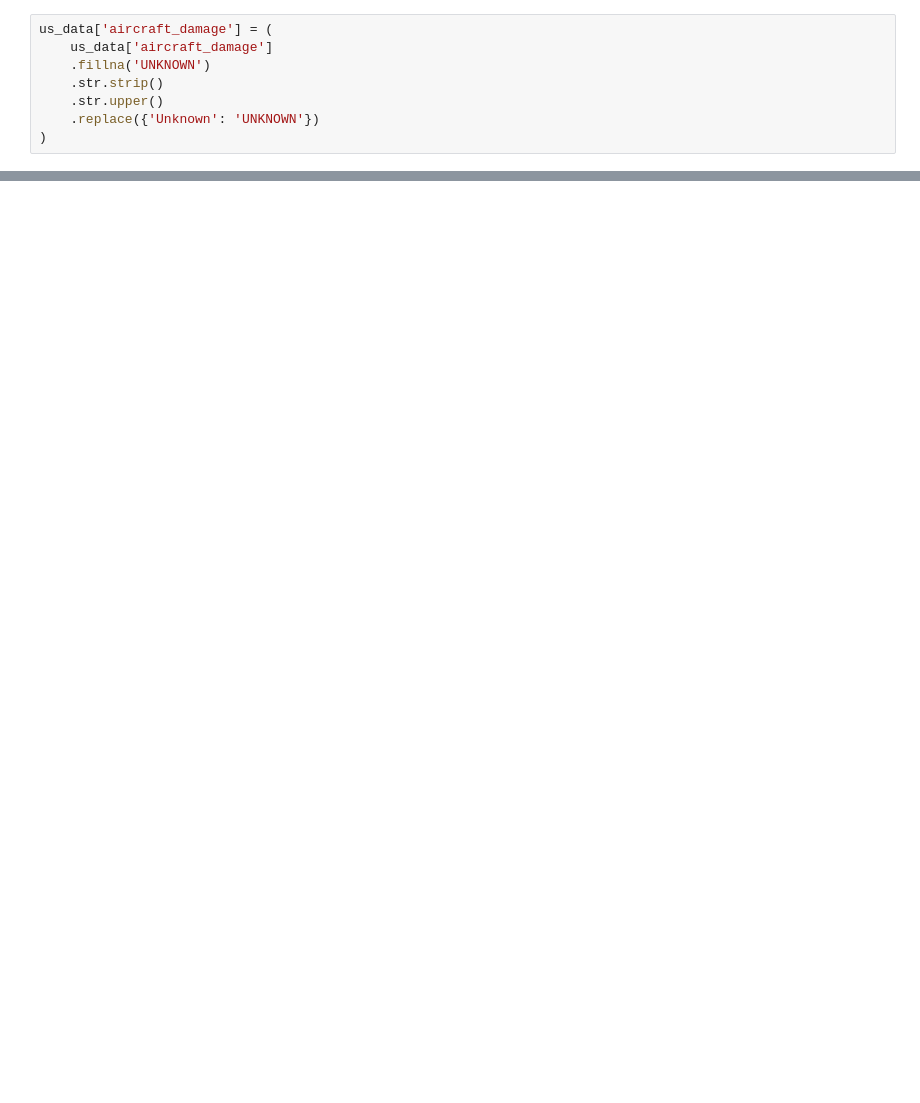
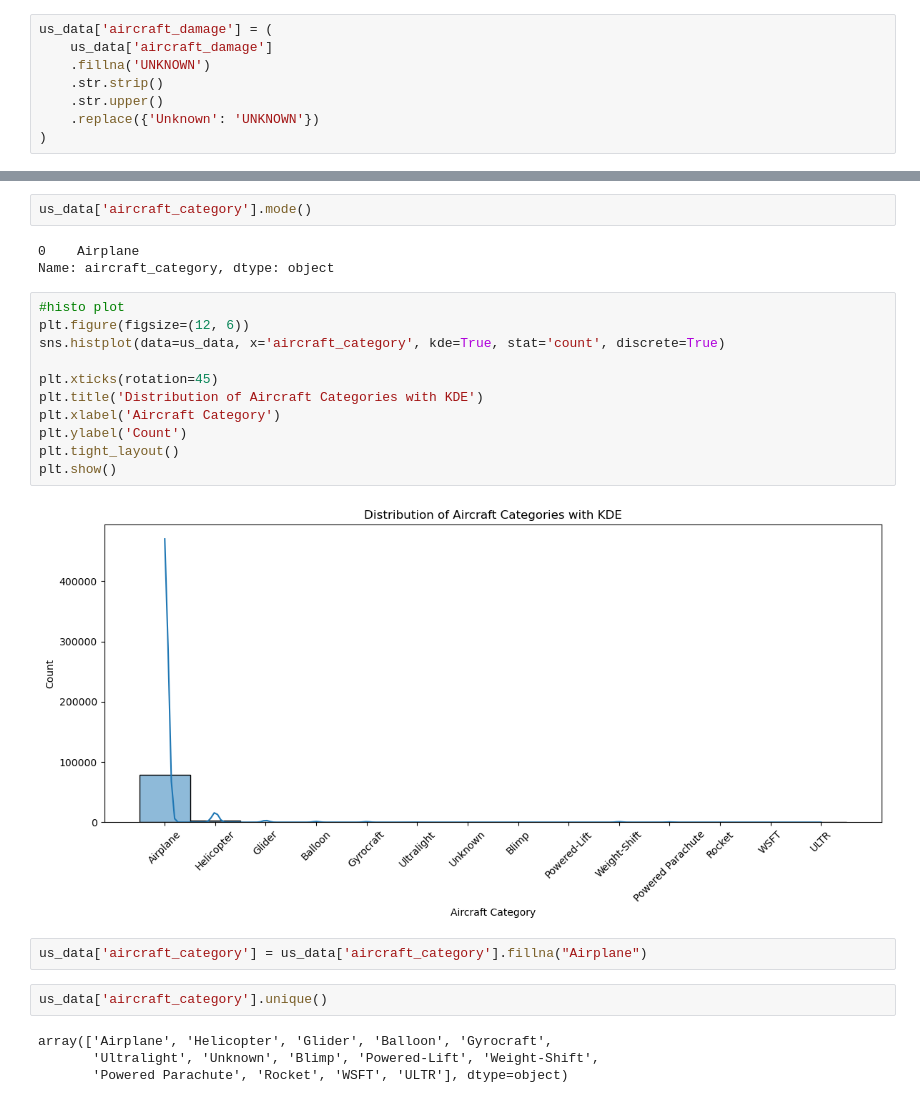
Before and after one commit to Arasirwa/DSFT-13-END-OF-PHASE-PROJECT, a Jupyter notebook: end-of-phase-1.ipynb, the cells around one changed output, grey strips where cells are left out. Saved outputs shown, nothing was run; the diff lists cells and outputs as text; blank space fills up the shorter version.

Commit message:
aircraft-category-registration-mak-complete

```diff
--- a/end-of-phase-1.ipynb
+++ b/end-of-phase-1.ipynb
@@ -1523,0 +1612,26 @@ us_data['aircraft_damage'] = (
+# %%
+us_data['aircraft_category'].mode()
+# %% [output]
+0    Airplane
+Name: aircraft_category, dtype: object
+# %%
+#histo plot
+plt.figure(figsize=(12, 6))
+sns.histplot(data=us_data, x='aircraft_category', kde=True, stat='count', discrete=True)
+
+plt.xticks(rotation=45)
+plt.title('Distribution of Aircraft Categories with KDE')
+plt.xlabel('Aircraft Category')
+plt.ylabel('Count')
+plt.tight_layout()
+plt.show()
+# %% [output]
+[figure, added]
+# %%
+us_data['aircraft_category'] = us_data['aircraft_category'].fillna("Airplane")
+# %%
+us_data['aircraft_category'].unique()
+# %% [output]
+array(['Airplane', 'Helicopter', 'Glider', 'Balloon', 'Gyrocraft',
+       'Ultralight', 'Unknown', 'Blimp', 'Powered-Lift', 'Weight-Shift',
+       'Powered Parachute', 'Rocket', 'WSFT', 'ULTR'], dtype=object)
```
Also changed, not shown: parts of 20 cells of this notebook, 1 other file.
